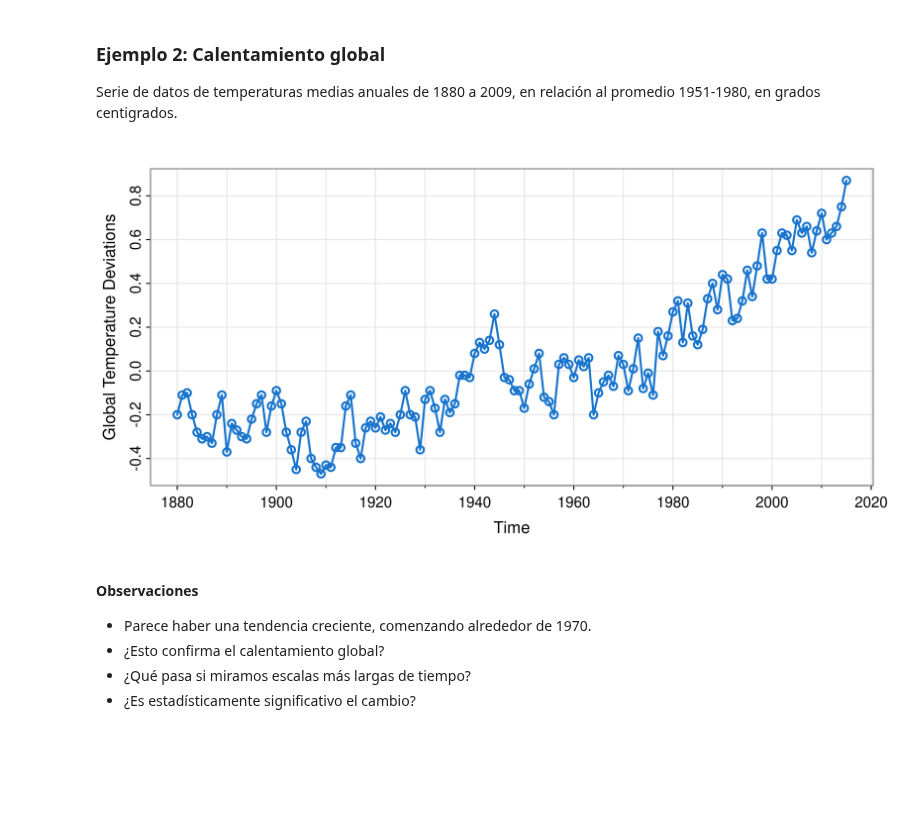
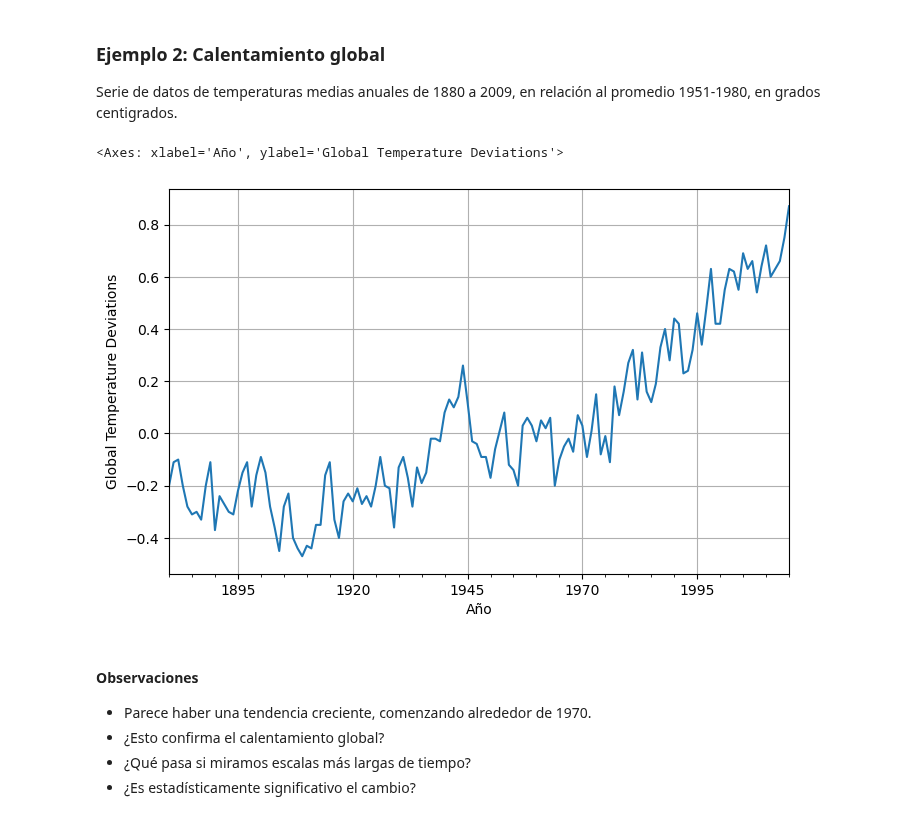
Before and after one commit to aferragu/curso_series_temporales, a Jupyter notebook: 1- Introduccion/Introduccion.ipynb, the cells around one changed output. Drawn from its saved outputs; the diff is of its cells as text; code cells hidden in the pictures; blank space fills up the shorter version.

```diff
--- a/1- Introduccion/Introduccion.ipynb
+++ b/1- Introduccion/Introduccion.ipynb
@@ -108,10 +115,12 @@ tsplot(jj, type="o", ylab="Quarterly Earnings per Share", col=4, lwd=2)
 ### Ejemplo 2: Calentamiento global
 
 Serie de datos de temperaturas medias anuales de 1880 a 2009, en relación al promedio 1951-1980, en grados centigrados.
-# %%
-tsplot(globtemp, type="o", ylab="Global Temperature Deviations", col=4, lw=2)
-# %% [output]
-[figure, removed]
+# %%
+globtemp = astsa.globtemp
+globtemp.plot(xlabel="Año", ylabel="Global Temperature Deviations", legend=False, grid=True)
+# %% [output]
+<Axes: xlabel='Año', ylabel='Global Temperature Deviations'>
+[figure, added]
 # %% [markdown]
 #### Observaciones
 
```
Also changed, not shown: parts of 23 cells of this notebook.
